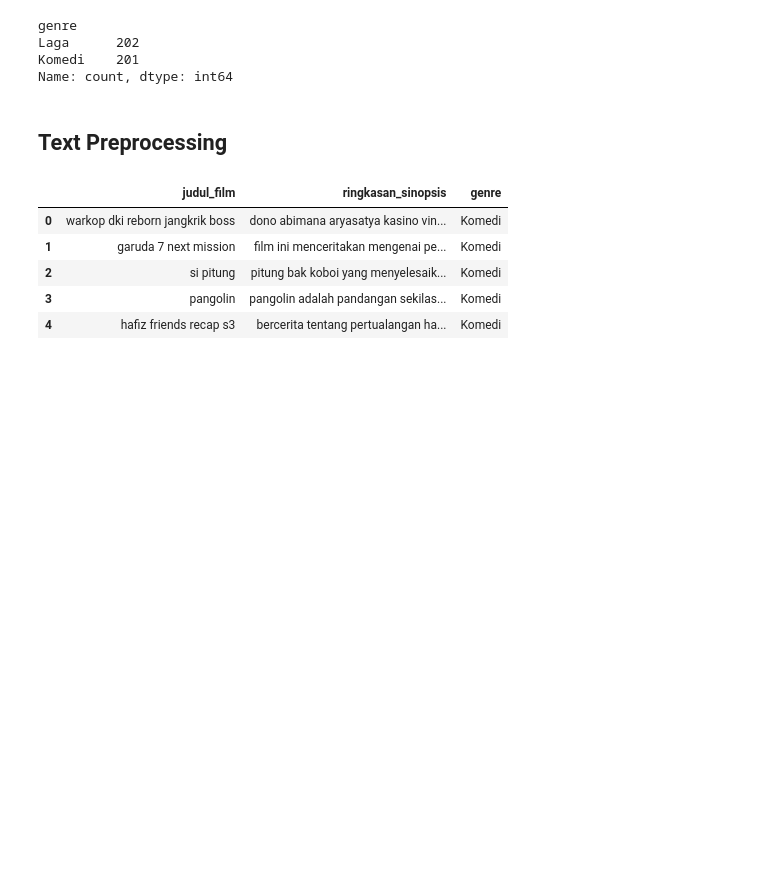
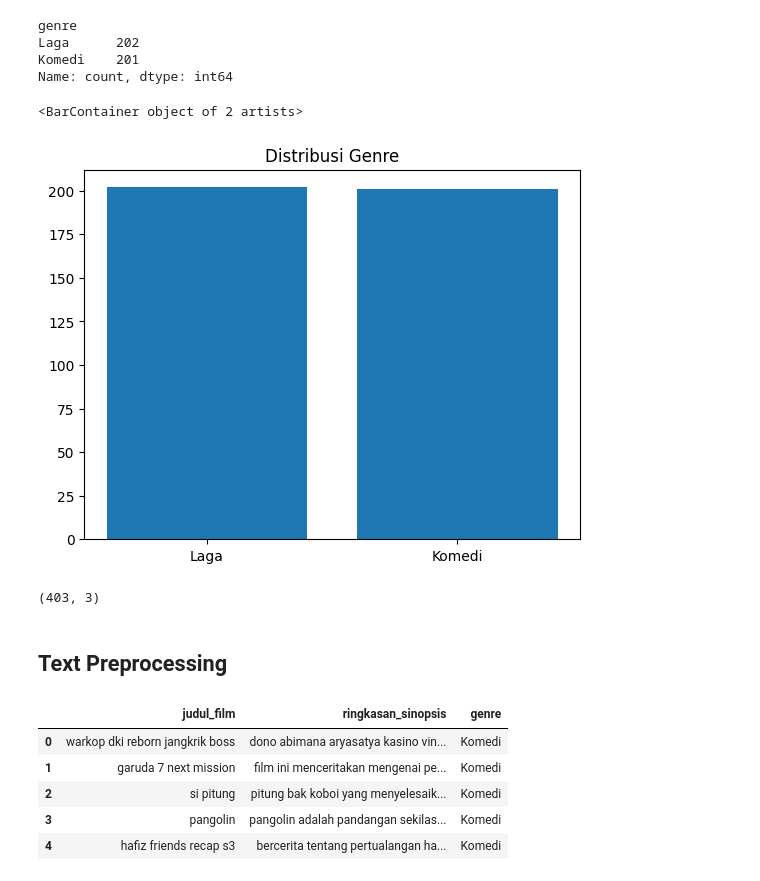
Before and after one commit to SulthanAbiyyu/proyek-akhir-ppm, a Jupyter notebook: proyek_akhir.ipynb, the cells around one changed output. Saved outputs shown, nothing was run; the diff lists cells and outputs as text; code cells hidden in the pictures; blank space fills up the shorter version.

```diff
--- a/proyek_akhir.ipynb
+++ b/proyek_akhir.ipynb
@@ -198,6 +194,16 @@ genre
 Laga      202
 Komedi    201
 Name: count, dtype: int64
+# %%
+plt.title("Distribusi Genre")
+plt.bar(data["genre"].value_counts().index, data["genre"].value_counts().values)
+# %% [output]
+<BarContainer object of 2 artists>
+[figure, added]
+# %%
+data.shape
+# %% [output]
+(403, 3)
 # %% [markdown]
 ## Text Preprocessing
 # %%
```
Also changed, not shown: parts of 1 cell of this notebook.
